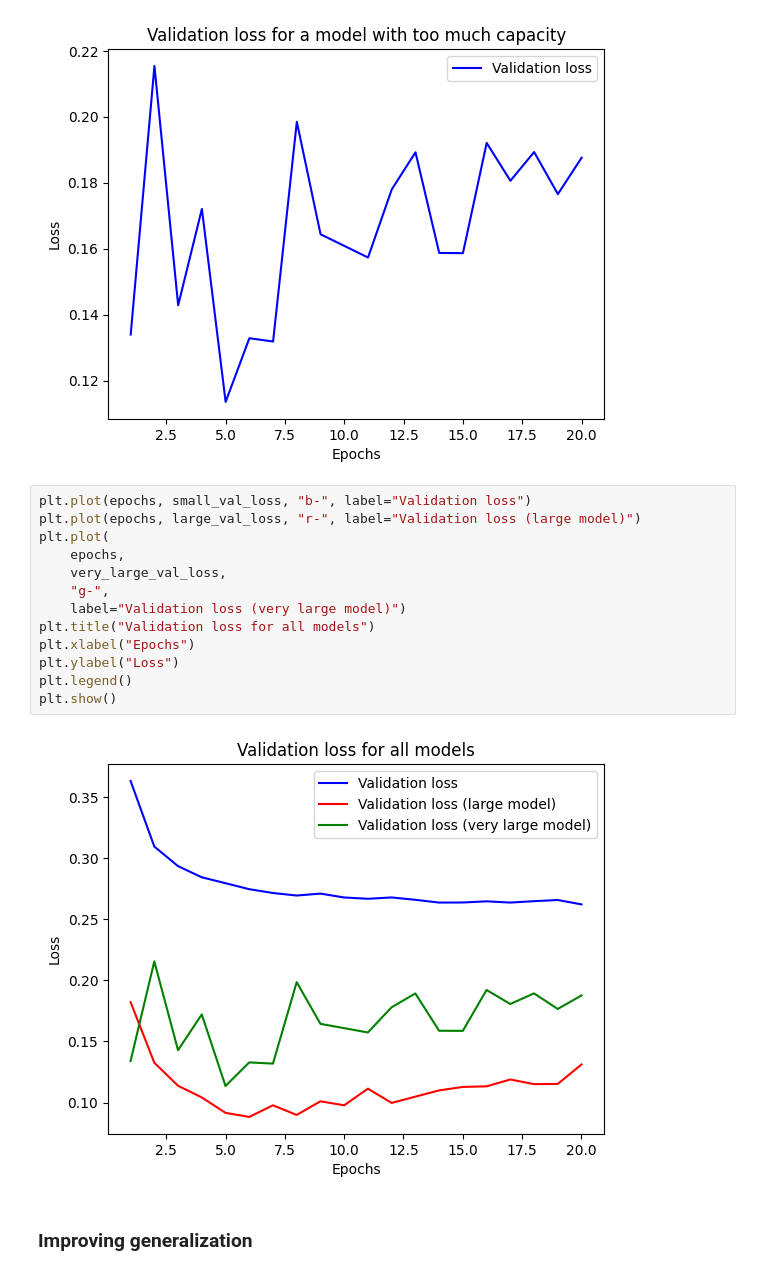
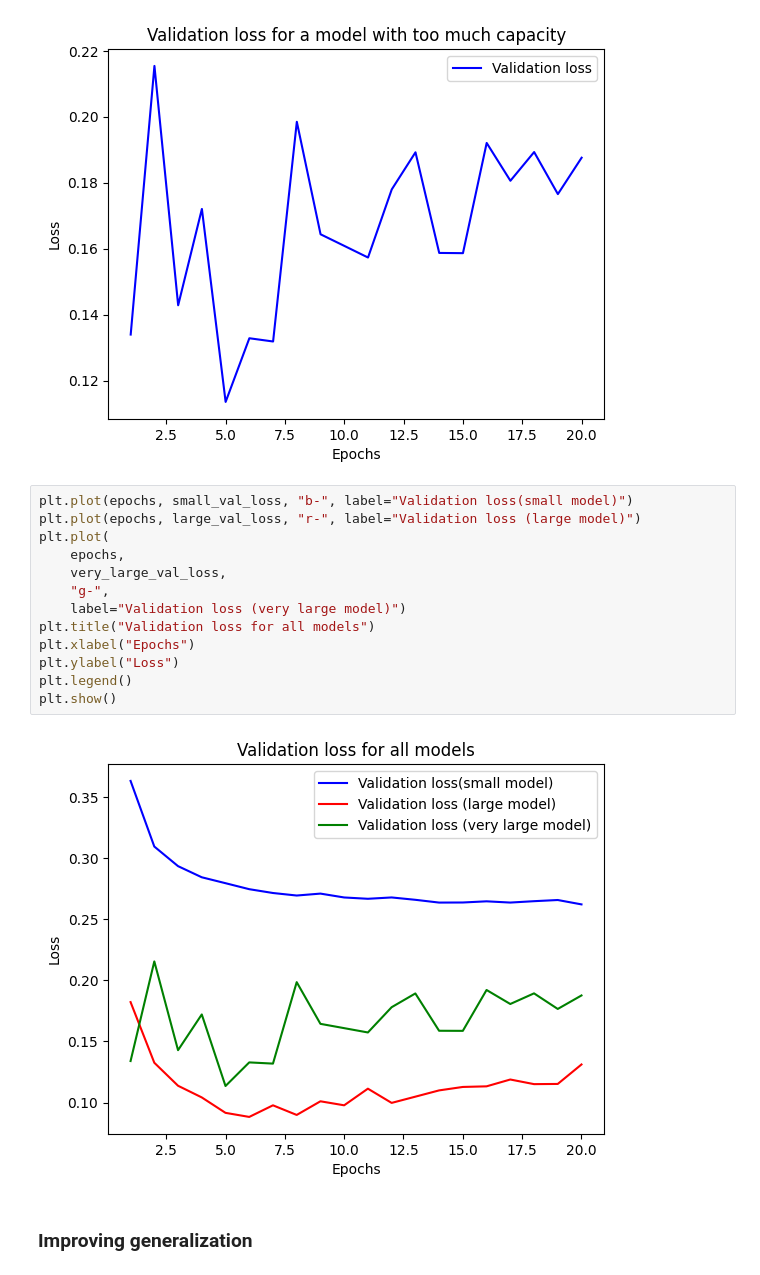
Before and after one commit to elelelee/deep-learning-discus, a Jupyter notebook: chapter05_fundamentals-of-ml.ipynb, the cells around one changed output. Saved outputs shown, nothing was run; the diff lists cells and outputs as text.

```diff
--- a/chapter05_fundamentals-of-ml.ipynb
+++ b/chapter05_fundamentals-of-ml.ipynb
@@ -447,20 +447,20 @@ plt.show()
 # %% [output]
 [figure]
 # %%
-plt.plot(epochs, small_val_loss, "b-", label="Validation loss")
+plt.plot(epochs, small_val_loss, "b-", label="Validation loss(small model)")
 plt.plot(epochs, large_val_loss, "r-", label="Validation loss (large model)")
 plt.plot(
     epochs,
     very_large_val_loss,
     "g-",
     label="Validation loss (very large model)")
 plt.title("Validation loss for all models")
 plt.xlabel("Epochs")
 plt.ylabel("Loss")
 plt.legend()
 plt.show()
 # %% [output]
-[figure, old version]
+[figure, new version]
 # %% [markdown]
 ### Improving generalization
 # %% [markdown]
```
Also changed, not shown: parts of 10 cells of this notebook.
